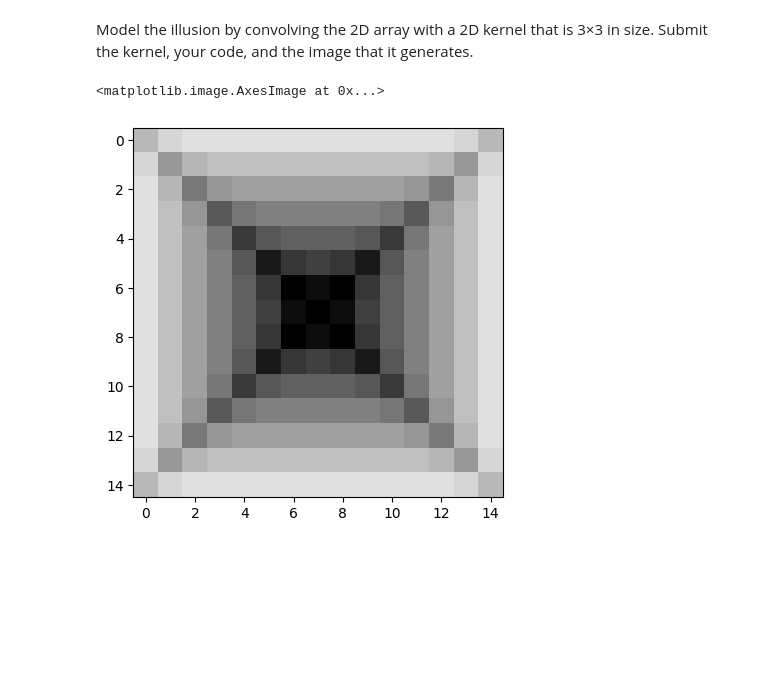
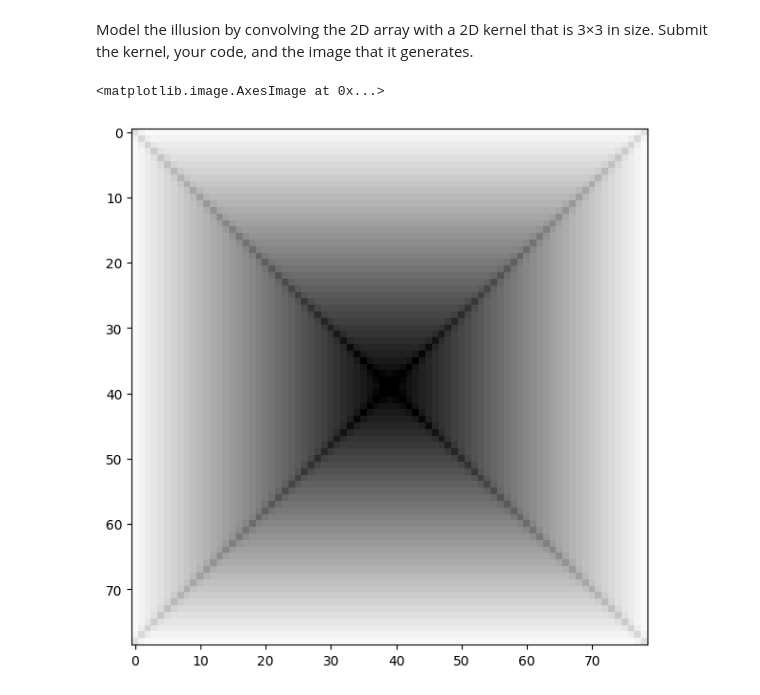
Before and after one commit to smkim0508/COS486-Notes, a Jupyter notebook: COS486_Assignment_2.ipynb, the cells around one changed output. Drawn from its saved outputs; the diff is of its cells as text; code cells hidden in the pictures; blank space fills up the shorter version.

```diff
--- a/COS486_Assignment_2.ipynb
+++ b/COS486_Assignment_2.ipynb
@@ -91,7 +91,7 @@ import matplotlib.pyplot as plt
 
 # pass
 # init 2D array of size NxN
-N = 17
+N = 81
 arr = [[0] * N for _ in range(N)]
 
 # let N be odd s.t. center is well defined and at (N // 2) when 0 idx
@@ -108,7 +108,3 @@ for i in range(N):
     # closer to distance = darker
     value = (distance / center * 255) # NOTE: divide by center to scale
     arr[i][j] = value
-
-img = np.array(arr)
-print(arr)
-plt.imshow(img, cmap="gray", vmin=0, vmax=255)
@@ -121,21 +122,22 @@ Model the illusion by convolving the 2D array with a 2D kernel that is 3×3 in s
 # %%
 from scipy.signal import convolve2d
 
 # define kernel to be center-surround structure
 # emphasizes corner / diagonal, since there is highest positive value there compared to rest of the square perimeter
 kernel = np.array([
     [-1, -1, -1],
     [-1,  8, -1],
     [-1, -1, -1]
 ])
 
 # use scale to tone down the emphasis
-scale = 0.3
+scale = 1
 kernel = scale * kernel
 kernel[1, 1] += 1 # add back original weight to center of kernel; without this, the center of kernel cancels out w/ surrounding values on perimeter
 
 convolved = convolve2d(img, kernel, mode="valid")
+plt.figure(figsize=(10, 7))
 plt.imshow(convolved, cmap="gray", vmin=0, vmax=255)
 # %% [output]
 <matplotlib.image.AxesImage at 0x...>
-[figure, old version]
+[figure, new version]
```
Also changed, not shown: parts of 2 cells of this notebook.
